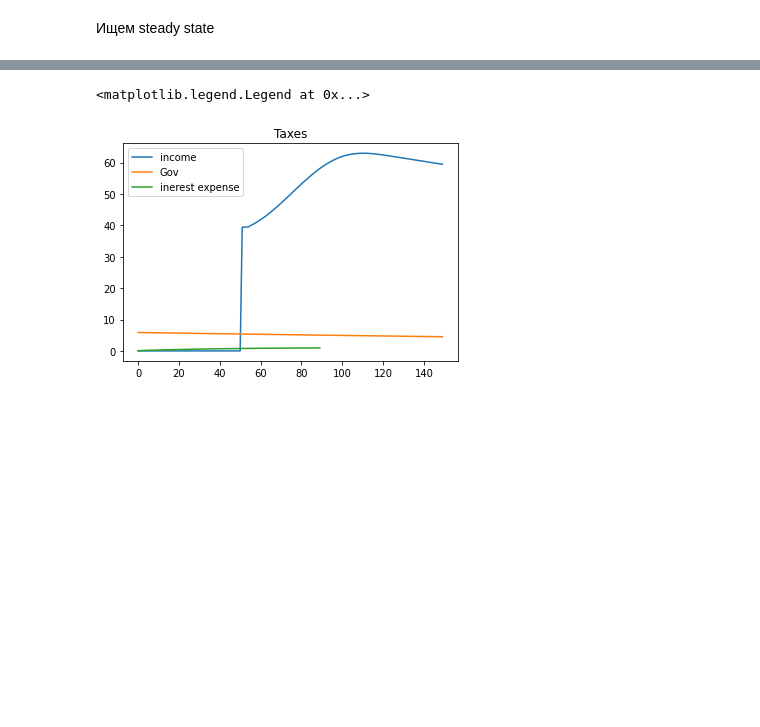
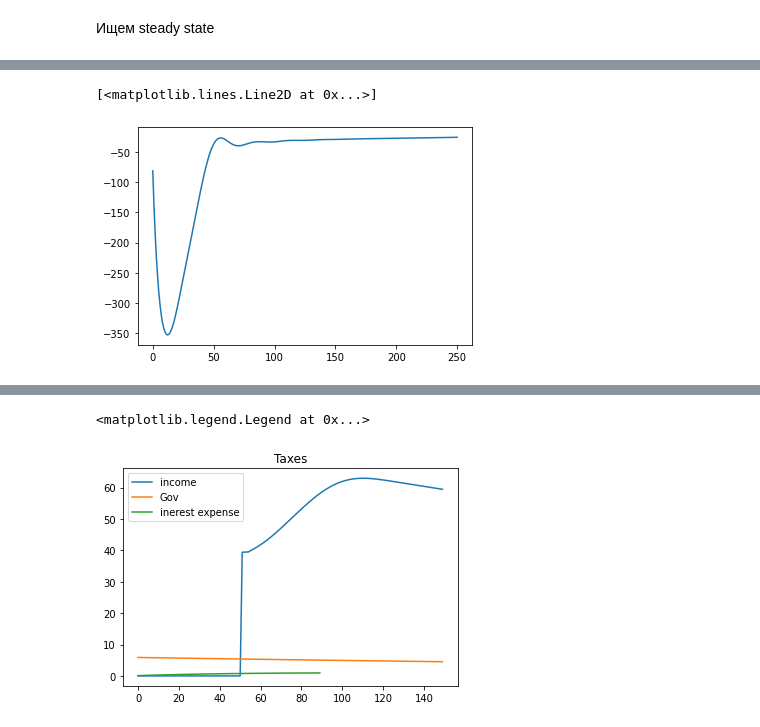
Before and after one commit to mkhlgrv/olg, a Jupyter notebook: steady_state.ipynb, the cells around one changed output, grey strips where cells are left out. Cells and saved outputs as stored; diff of their text form; code cells hidden in the pictures; blank space fills up the shorter version.

```diff
--- a/steady_state.ipynb
+++ b/steady_state.ipynb
@@ -651,0 +772,5 @@ KeyboardInterrupt:
+# %%
+plt.plot(olg.Assets[:251])
+# %% [output]
+[<matplotlib.lines.Line2D at 0x...>]
+[figure, added]
```
Also changed, not shown: parts of 21 cells of this notebook, 3 other files.
